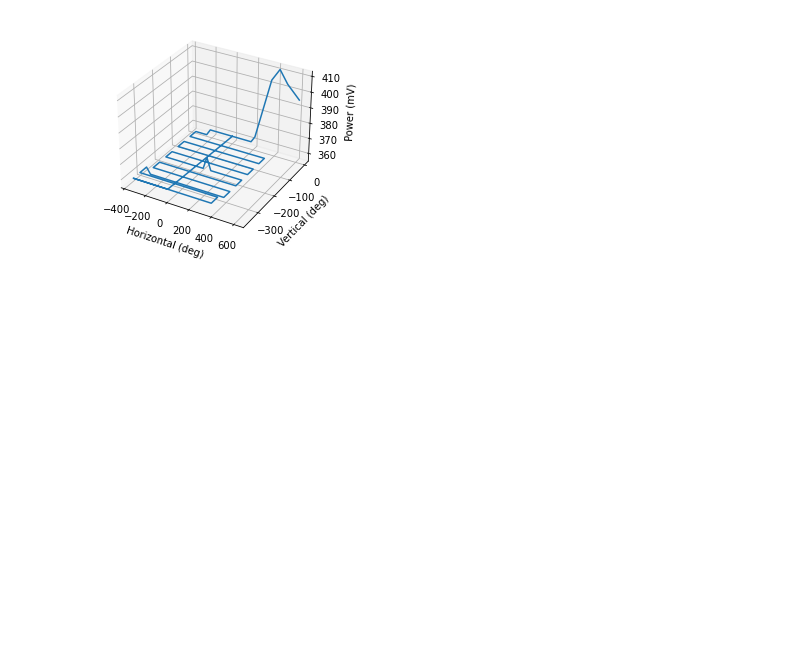
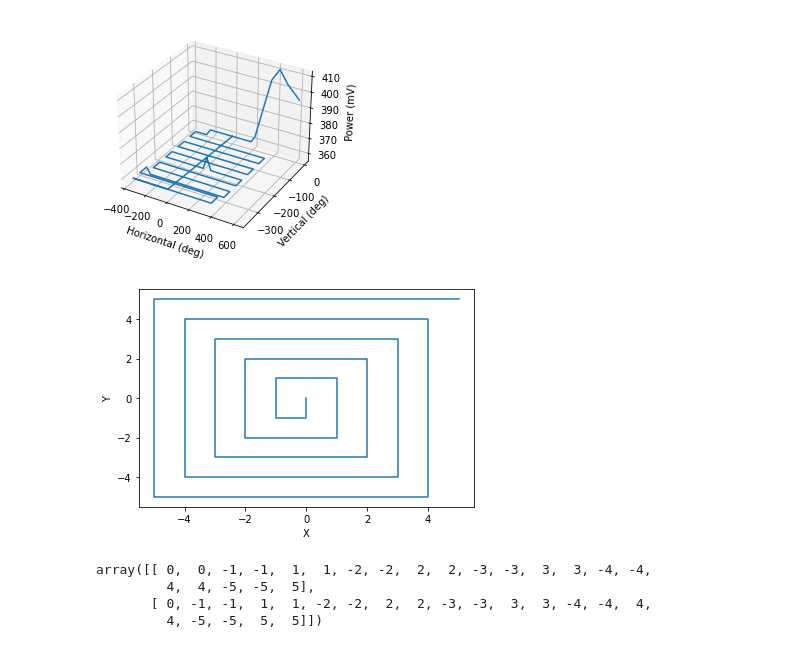
Before and after one commit to physics-uwstout/lab-notebooks-saturated-absorption-spectroscopy, a Jupyter notebook: Saturated Absorption Spectroscopy/Plechacek_Anthony/Jupyter Notebooks and Data Files/Diffraction Grating.ipynb, the cells around one changed output. Drawn from its saved outputs; the diff is of its cells as text; code cells hidden in the pictures; blank space fills up the shorter version.

```diff
--- a/Saturated Absorption Spectroscopy/Plechacek_Anthony/Jupyter Notebooks and Data Files/Diffraction Grating.ipynb
+++ b/Saturated Absorption Spectroscopy/Plechacek_Anthony/Jupyter Notebooks and Data Files/Diffraction Grating.ipynb
@@ -25,3 +25,28 @@ ax.set_zlabel('Power (mV)')
 plt.show()
 # %% [output]
 [figure]
+# %%
+# Show the plot
+import matplotlib.pyplot as plt
+
+# Define the coordinates for the square spiral
+x = [0, 0, -1, -1, 1, 1, -2, -2, 2, 2, -3, -3, 3, 3, -4, -4, 4, 4, -5, -5, 5]
+y = [0, -1, -1, 1, 1, -2, -2, 2, 2, -3, -3, 3, 3, -4, -4, 4, 4, -5, -5, 5, 5]
+
+# Plot the square spiral
+plt.plot(x, y)
+
+# Set labels for the axes
+plt.xlabel('X')
+plt.ylabel('Y')
+
+# Show the plot
+plt.show()
+
+#np.array([x, y])
+# %% [output]
+[figure, added]
+array([[ 0,  0, -1, -1,  1,  1, -2, -2,  2,  2, -3, -3,  3,  3, -4, -4,
+         4,  4, -5, -5,  5],
+       [ 0, -1, -1,  1,  1, -2, -2,  2,  2, -3, -3,  3,  3, -4, -4,  4,
+         4, -5, -5,  5,  5]])
```
Also changed, not shown: parts of 3 cells of this notebook, 6 other files.
